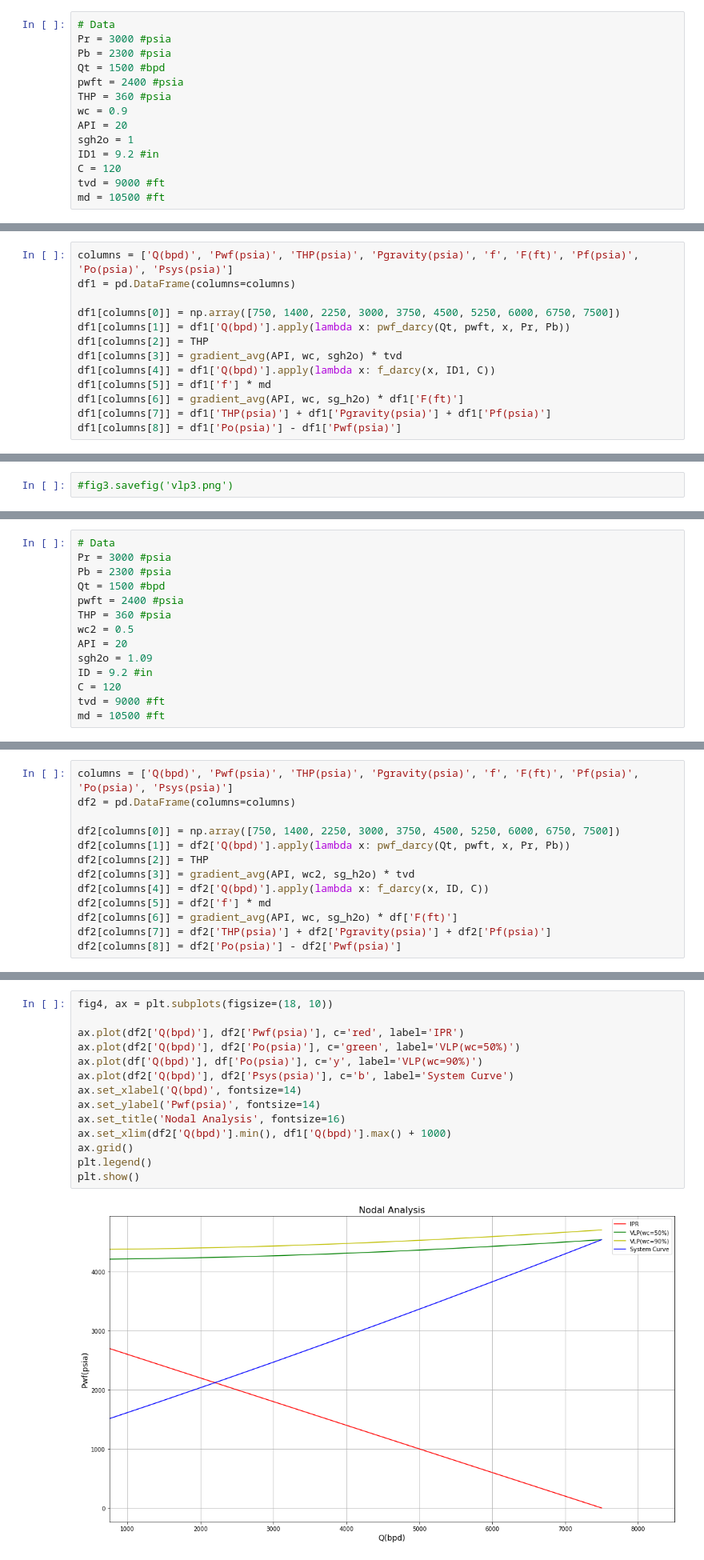
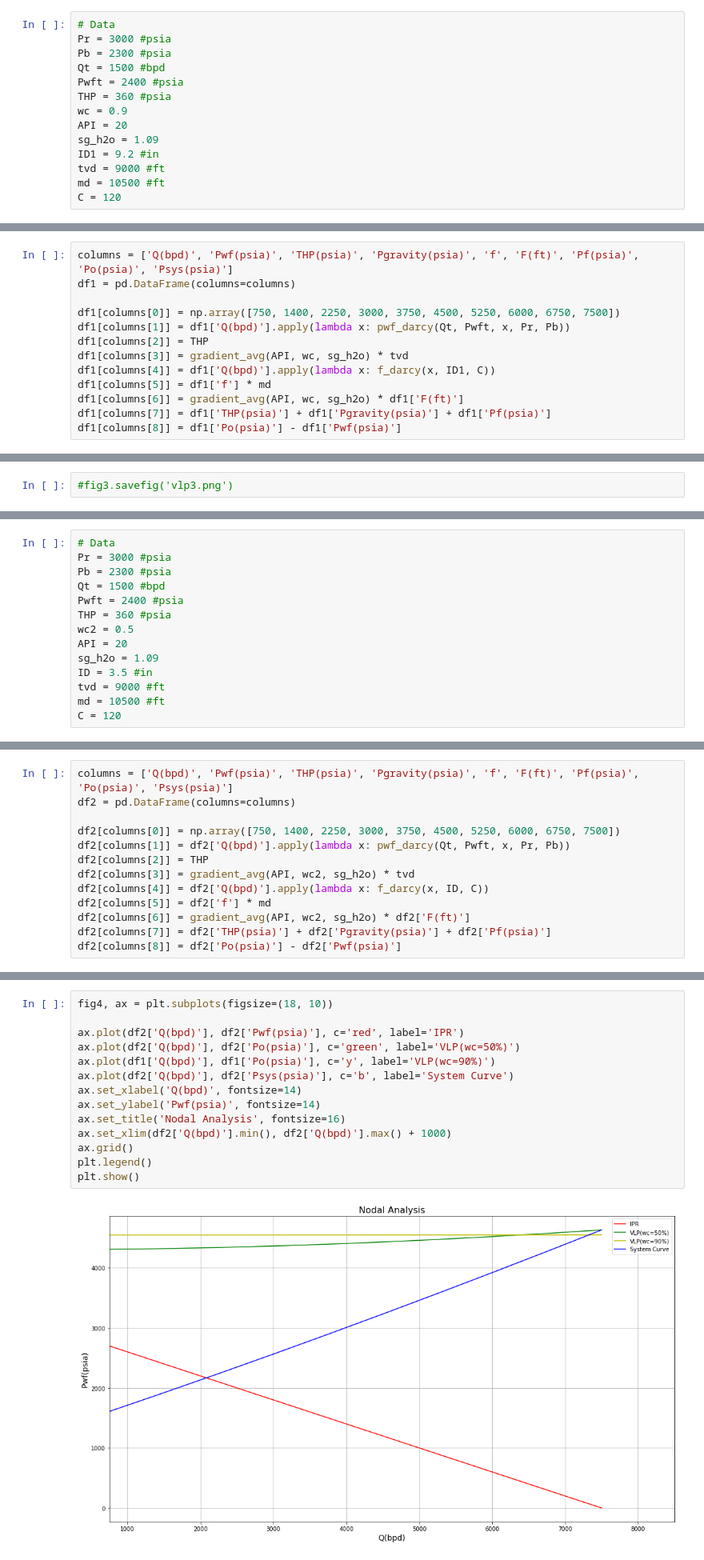
Before and after one commit to FreddyEcu-Ch/Oil-and-Gas-Resources, a Jupyter notebook: Production Engineering/Nodal Analysis.ipynb, the cells around one changed output, grey strips where cells are left out. Shown at 80% size. Drawn from its saved outputs; the diff is of its cells as text.

```diff
--- a/Production Engineering/Nodal Analysis.ipynb
+++ b/Production Engineering/Nodal Analysis.ipynb
@@ -372,12 +361,12 @@ plt.show()
 Pr = 3000 #psia
 Pb = 2300 #psia
 Qt = 1500 #bpd
-pwft = 2400 #psia
+Pwft = 2400 #psia
 THP = 360 #psia
 wc = 0.9
 API = 20
-sgh2o = 1
+sg_h2o = 1.09
 ID1 = 9.2 #in
-C = 120
 tvd = 9000 #ft
 md = 10500 #ft
+C = 120
@@ -386,9 +383,9 @@ columns = ['Q(bpd)', 'Pwf(psia)', 'THP(psia)', 'Pgravity(psia)', 'f', 'F(ft)', '
 df1 = pd.DataFrame(columns=columns)
 
 df1[columns[0]] = np.array([750, 1400, 2250, 3000, 3750, 4500, 5250, 6000, 6750, 7500])
-df1[columns[1]] = df1['Q(bpd)'].apply(lambda x: pwf_darcy(Qt, pwft, x, Pr, Pb))
+df1[columns[1]] = df1['Q(bpd)'].apply(lambda x: pwf_darcy(Qt, Pwft, x, Pr, Pb))
 df1[columns[2]] = THP
-df1[columns[3]] = gradient_avg(API, wc, sgh2o) * tvd
+df1[columns[3]] = gradient_avg(API, wc, sg_h2o) * tvd
 df1[columns[4]] = df1['Q(bpd)'].apply(lambda x: f_darcy(x, ID1, C))
 df1[columns[5]] = df1['f'] * md
 df1[columns[6]] = gradient_avg(API, wc, sg_h2o) * df1['F(ft)']
@@ -433,15 +430,15 @@ plt.show()
 Pr = 3000 #psia
 Pb = 2300 #psia
 Qt = 1500 #bpd
-pwft = 2400 #psia
+Pwft = 2400 #psia
 THP = 360 #psia
 wc2 = 0.5
 API = 20
-sgh2o = 1.09
-ID = 9.2 #in
-C = 120
+sg_h2o = 1.09
+ID = 3.5 #in
 tvd = 9000 #ft
 md = 10500 #ft
+C = 120
 # %%
 SGavg = sg_avg(API, wc2, sg_h2o)
 print(f"SGavg -> {SGavg}")
@@ -457,12 +454,12 @@ columns = ['Q(bpd)', 'Pwf(psia)', 'THP(psia)', 'Pgravity(psia)', 'f', 'F(ft)', '
 df2 = pd.DataFrame(columns=columns)
 
 df2[columns[0]] = np.array([750, 1400, 2250, 3000, 3750, 4500, 5250, 6000, 6750, 7500])
-df2[columns[1]] = df2['Q(bpd)'].apply(lambda x: pwf_darcy(Qt, pwft, x, Pr, Pb))
+df2[columns[1]] = df2['Q(bpd)'].apply(lambda x: pwf_darcy(Qt, Pwft, x, Pr, Pb))
 df2[columns[2]] = THP
 df2[columns[3]] = gradient_avg(API, wc2, sg_h2o) * tvd
 df2[columns[4]] = df2['Q(bpd)'].apply(lambda x: f_darcy(x, ID, C))
 df2[columns[5]] = df2['f'] * md
-df2[columns[6]] = gradient_avg(API, wc, sg_h2o) * df['F(ft)']
+df2[columns[6]] = gradient_avg(API, wc2, sg_h2o) * df2['F(ft)']
 df2[columns[7]] = df2['THP(psia)'] + df2['Pgravity(psia)'] + df2['Pf(psia)']
 df2[columns[8]] = df2['Po(psia)'] - df2['Pwf(psia)']
 # %%
@@ -482,17 +479,17 @@ df2
 # %%
 fig4, ax = plt.subplots(figsize=(18, 10))
 
 ax.plot(df2['Q(bpd)'], df2['Pwf(psia)'], c='red', label='IPR')
 ax.plot(df2['Q(bpd)'], df2['Po(psia)'], c='green', label='VLP(wc=50%)')
-ax.plot(df['Q(bpd)'], df['Po(psia)'], c='y', label='VLP(wc=90%)')
+ax.plot(df1['Q(bpd)'], df1['Po(psia)'], c='y', label='VLP(wc=90%)')
 ax.plot(df2['Q(bpd)'], df2['Psys(psia)'], c='b', label='System Curve')
 ax.set_xlabel('Q(bpd)', fontsize=14)
 ax.set_ylabel('Pwf(psia)', fontsize=14)
 ax.set_title('Nodal Analysis', fontsize=16)
-ax.set_xlim(df2['Q(bpd)'].min(), df1['Q(bpd)'].max() + 1000)
+ax.set_xlim(df2['Q(bpd)'].min(), df2['Q(bpd)'].max() + 1000)
 ax.grid()
 plt.legend()
 plt.show()
 # %% [output]
-[figure, old version]
+[figure, new version]
 # %%
```
Also changed, not shown: parts of 63 cells of this notebook, 1 other file.
